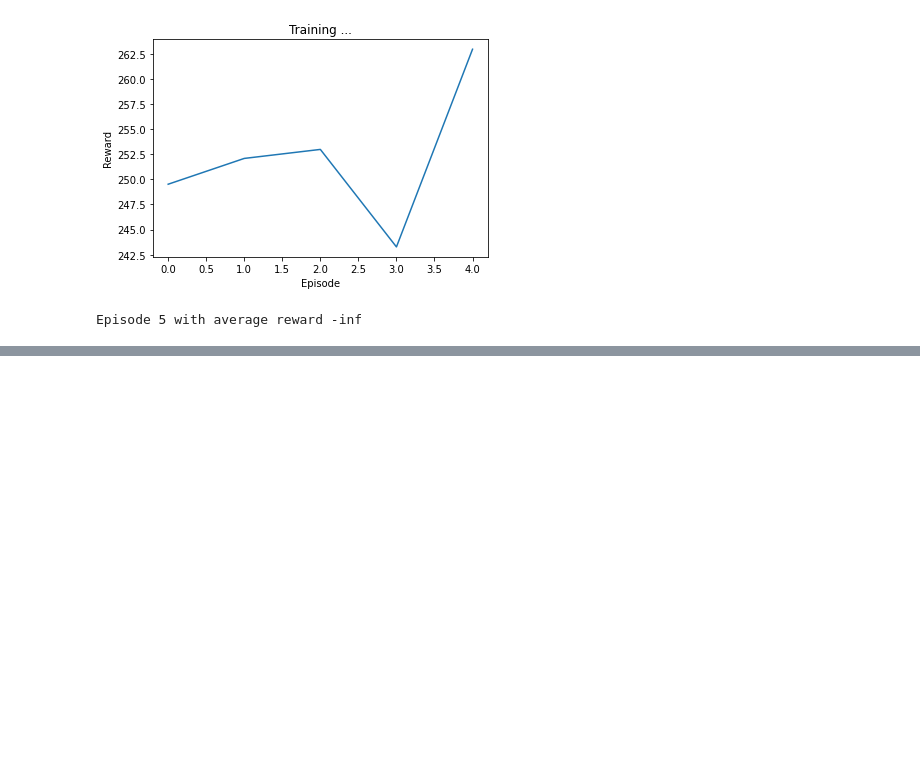
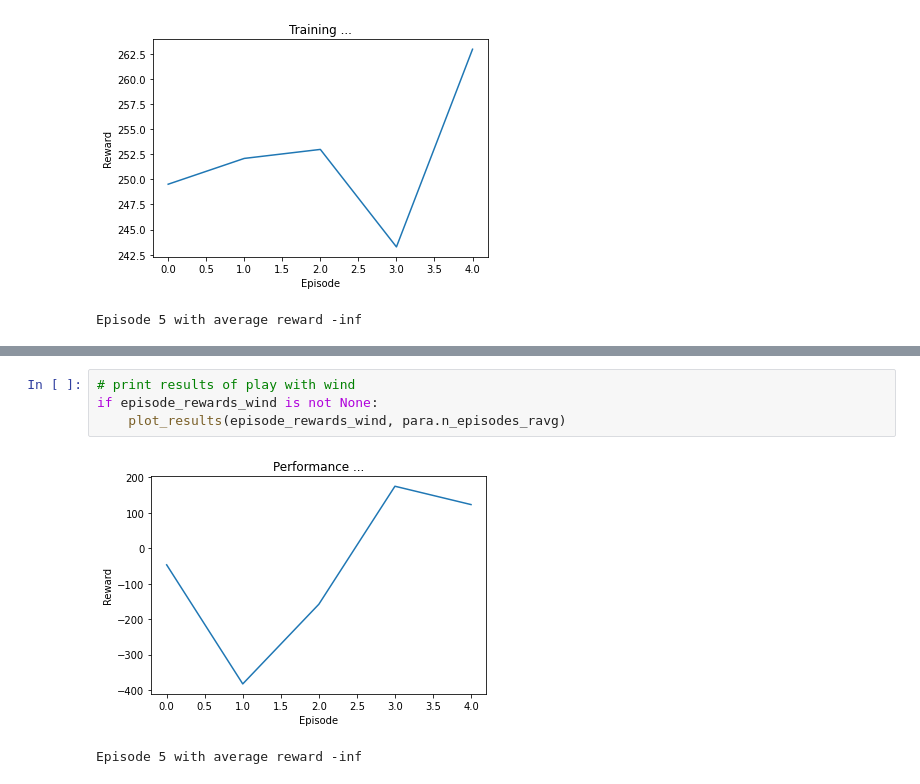
Before and after one commit to mschlaegl/OpenAI_Gym_Cartpole_deepRL, a Jupyter notebook: OpenAI_Gym_LunarLander_deepRL.ipynb, the cells around one changed output, grey strips where cells are left out. Cells and saved outputs as stored; diff of their text form; blank space fills up the shorter version.

```diff
--- a/OpenAI_Gym_LunarLander_deepRL.ipynb
+++ b/OpenAI_Gym_LunarLander_deepRL.ipynb
@@ -623,0 +632,7 @@ Episode 5 with average reward -inf
+# %%
+# print results of play with wind
+if episode_rewards_wind is not None:
+    plot_results(episode_rewards_wind, para.n_episodes_ravg)
+# %% [output]
+[figure, added]
+Episode 5 with average reward -inf
```
Also changed, not shown: parts of 2 cells of this notebook.
